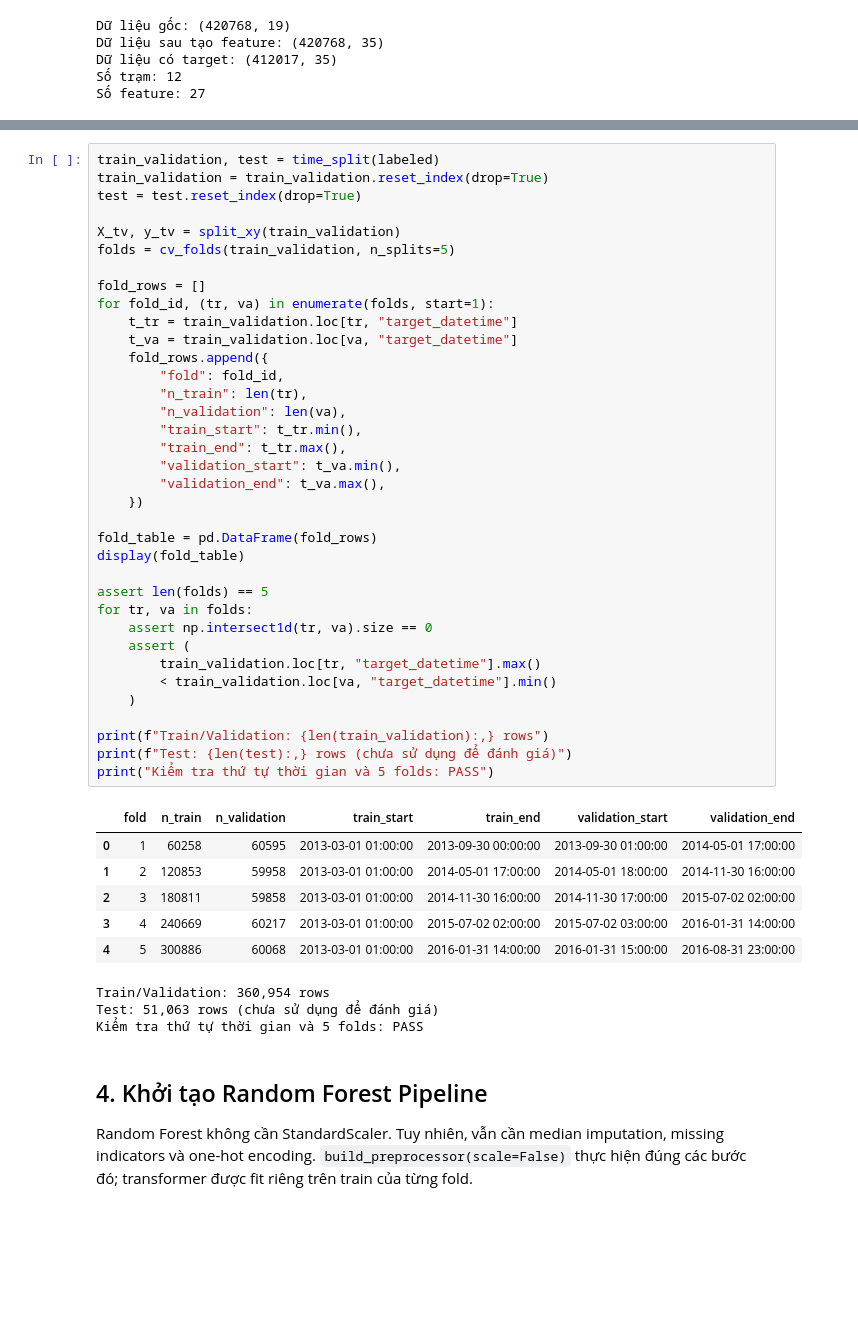
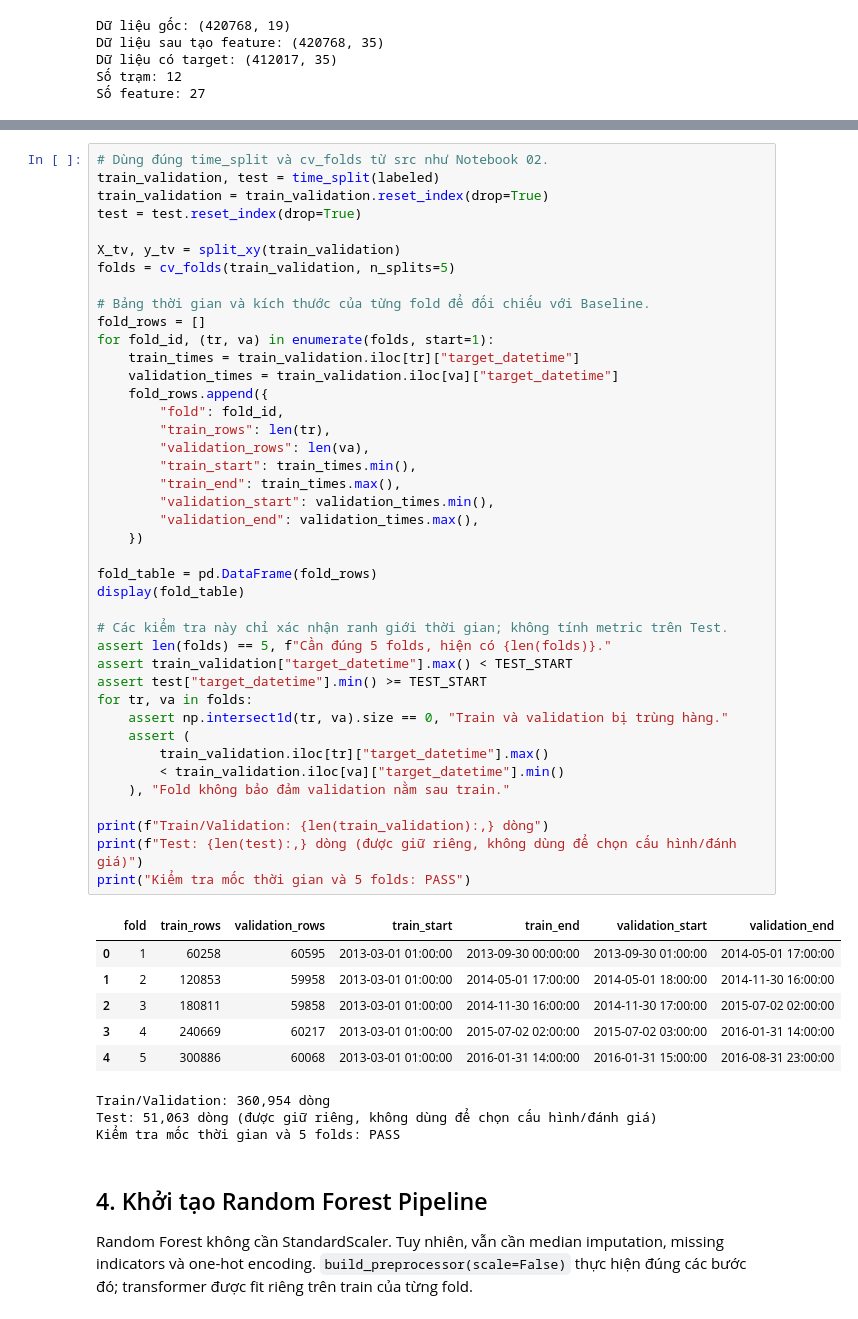
Before and after one commit to bjruly/sgu_finalproject_machinelearning_2026-2027, a Jupyter notebook: notebooks/03_advanced_models_and_tuning.ipynb, the cells around one changed output, grey strips where cells are left out. Drawn from its saved outputs; the diff is of its cells as text; blank space fills up the shorter version.

```diff
--- a/notebooks/03_advanced_models_and_tuning.ipynb
+++ b/notebooks/03_advanced_models_and_tuning.ipynb
@@ -91,49 +123,54 @@ Dùng chính `time_split()` và `cv_folds()` của source gốc. Mốc Test là
 # %%
+# Dùng đúng time_split và cv_folds từ src như Notebook 02.
 train_validation, test = time_split(labeled)
 train_validation = train_validation.reset_index(drop=True)
 test = test.reset_index(drop=True)
 
 X_tv, y_tv = split_xy(train_validation)
 folds = cv_folds(train_validation, n_splits=5)
 
+# Bảng thời gian và kích thước của từng fold để đối chiếu với Baseline.
 fold_rows = []
 for fold_id, (tr, va) in enumerate(folds, start=1):
-    t_tr = train_validation.loc[tr, "target_datetime"]
-    t_va = train_validation.loc[va, "target_datetime"]
+    train_times = train_validation.iloc[tr]["target_datetime"]
+    validation_times = train_validation.iloc[va]["target_datetime"]
     fold_rows.append({
         "fold": fold_id,
-        "n_train": len(tr),
-        "n_validation": len(va),
-        "train_start": t_tr.min(),
-        "train_end": t_tr.max(),
-        "validation_start": t_va.min(),
-        "validation_end": t_va.max(),
+        "train_rows": len(tr),
+        "validation_rows": len(va),
+        "train_start": train_times.min(),
+        "train_end": train_times.max(),
+        "validation_start": validation_times.min(),
+        "validation_end": validation_times.max(),
     })
 
 fold_table = pd.DataFrame(fold_rows)
 display(fold_table)
 
-assert len(folds) == 5
+# Các kiểm tra này chỉ xác nhận ranh giới thời gian; không tính metric trên Test.
+assert len(folds) == 5, f"Cần đúng 5 folds, hiện có {len(folds)}."
+assert train_validation["target_datetime"].max() < TEST_START
+assert test["target_datetime"].min() >= TEST_START
 for tr, va in folds:
-    assert np.intersect1d(tr, va).size == 0
+    assert np.intersect1d(tr, va).size == 0, "Train và validation bị trùng hàng."
     assert (
-        train_validation.loc[tr, "target_datetime"].max()
-        < train_validation.loc[va, "target_datetime"].min()
-    )
+        train_validation.iloc[tr]["target_datetime"].max()
+        < train_validation.iloc[va]["target_datetime"].min()
+    ), "Fold không bảo đảm validation nằm sau train."
 
-print(f"Train/Validation: {len(train_validation):,} rows")
-print(f"Test: {len(test):,} rows (chưa sử dụng để đánh giá)")
-print("Kiểm tra thứ tự thời gian và 5 folds: PASS")
+print(f"Train/Validation: {len(train_validation):,} dòng")
+print(f"Test: {len(test):,} dòng (được giữ riêng, không dùng để chọn cấu hình/đánh giá)")
+print("Kiểm tra mốc thời gian và 5 folds: PASS")
 # %% [output]
-|  | fold | n_train | n_validation | train_start | train_end | validation_start | validation_end |
+|  | fold | train_rows | validation_rows | train_start | train_end | validation_start | validation_end |
 | 0 | 1 | 60258 | 60595 | 2013-03-01 01:00:00 | 2013-09-30 00:00:00 | 2013-09-30 01:00:00 | 2014-05-01 17:00:00 |
 | 1 | 2 | 120853 | 59958 | 2013-03-01 01:00:00 | 2014-05-01 17:00:00 | 2014-05-01 18:00:00 | 2014-11-30 16:00:00 |
 | 2 | 3 | 180811 | 59858 | 2013-03-01 01:00:00 | 2014-11-30 16:00:00 | 2014-11-30 17:00:00 | 2015-07-02 02:00:00 |
 | 3 | 4 | 240669 | 60217 | 2013-03-01 01:00:00 | 2015-07-02 02:00:00 | 2015-07-02 03:00:00 | 2016-01-31 14:00:00 |
 | 4 | 5 | 300886 | 60068 | 2013-03-01 01:00:00 | 2016-01-31 14:00:00 | 2016-01-31 15:00:00 | 2016-08-31 23:00:00 |
-Train/Validation: 360,954 rows
-Test: 51,063 rows (chưa sử dụng để đánh giá)
-Kiểm tra thứ tự thời gian và 5 folds: PASS
+Train/Validation: 360,954 dòng
+Test: 51,063 dòng (được giữ riêng, không dùng để chọn cấu hình/đánh giá)
+Kiểm tra mốc thời gian và 5 folds: PASS
 # %% [markdown]
 ## 4. Khởi tạo Random Forest Pipeline
 
```
Also changed, not shown: parts of 13 cells of this notebook, 11 other files.
